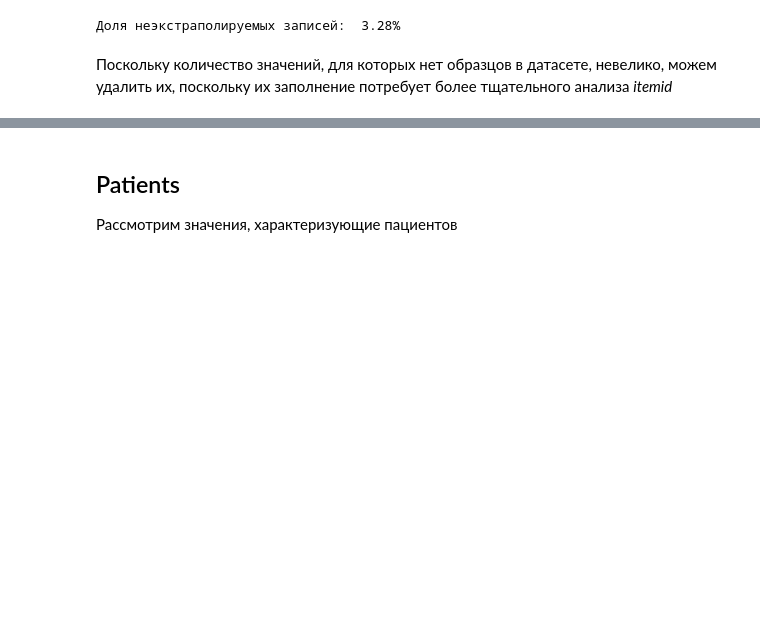
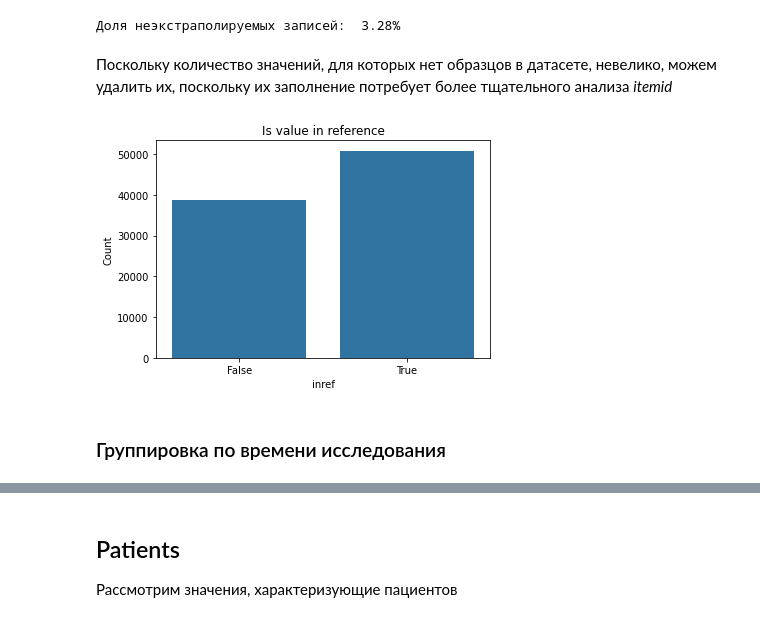
Before and after one commit to leostre/labevent, a Jupyter notebook: src/data_preparation.ipynb, the cells around one changed output, grey strips where cells are left out. Drawn from its saved outputs; the diff is of its cells as text; code cells hidden in the pictures; blank space fills up the shorter version.

```diff
--- a/src/data_preparation.ipynb
+++ b/src/data_preparation.ipynb
@@ -208,9 +221,15 @@ print(f'Доля неэкстраполируемых записей: {tmp.shape
 # %% [markdown]
 Поскольку количество значений, для которых нет образцов в датасете, невелико, можем удалить их, поскольку их заполнение потребует более тщательного анализа *itemid*
 # %%
-if DELETE_WOREF:
-    labev.drop(tmp.index, inplace=True)
+# if DELETE_WOREF:
+#     labev.drop(tmp.index, inplace=True)
 
-path = 'data/refined/labevents.csv'
-if not os.path.exists(path):
-    labev.to_csv(path)
+labev.loc[:, 'inref'] = (labev.valuenum >= labev.ref_range_lower) & (labev.valuenum <= labev.ref_range_upper)
+sns.barplot(labev.inref.value_counts())
+plt.ylabel('Count')
+plt.xlabel('inref')
+_ = plt.title('Is value in reference')
+# %% [output]
+[figure, added]
+# %% [markdown]
+### Группировка по времени исследования
```
Also changed, not shown: parts of 26 cells of this notebook, 1 other file.
